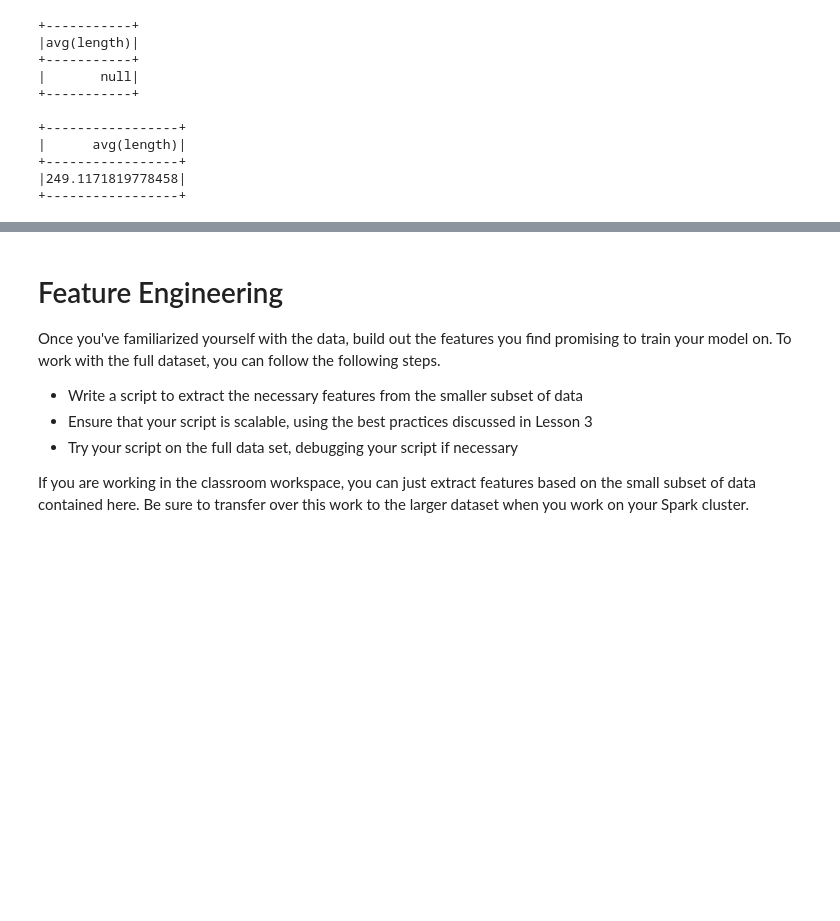
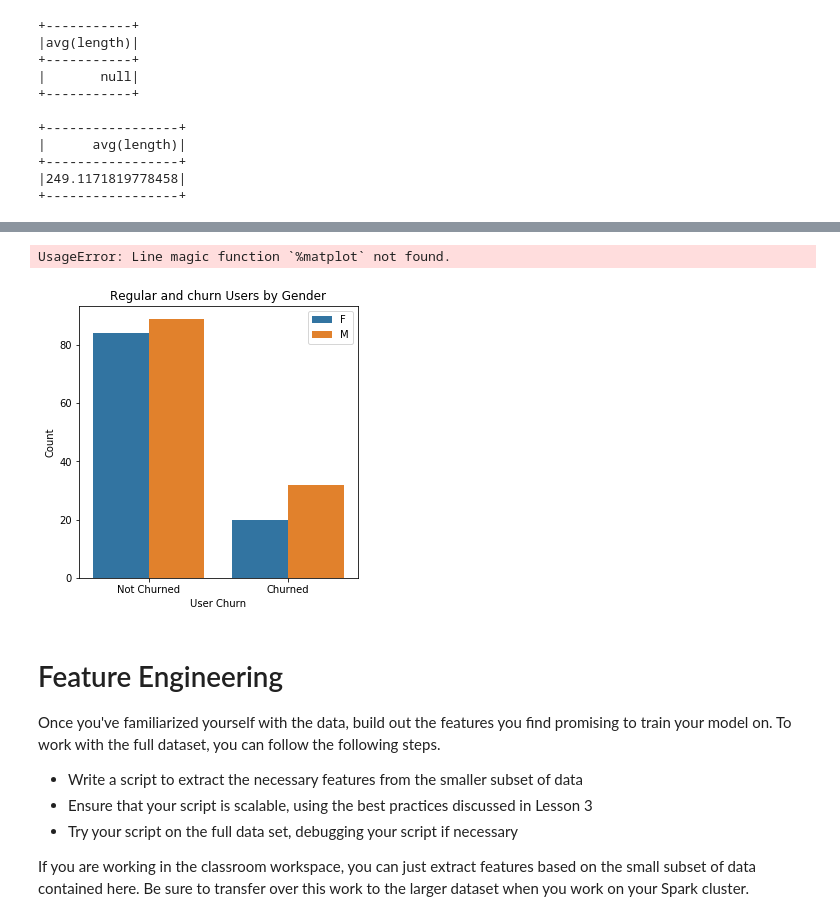
Before and after one commit to hessashamnad/Final-Project---Data-scince, a Jupyter notebook: Sparkify.ipynb, the cells around one changed output, grey strips where cells are left out. Cells and saved outputs as stored; diff of their text form; code cells hidden in the pictures; blank space fills up the shorter version.

```diff
--- a/Sparkify.ipynb
+++ b/Sparkify.ipynb
@@ -306,3 +338,36 @@ df.filter(col('cancelled')==0).agg({'length':'mean'}).show()
+# %%
+# Drop missing userId and sessionId
+df = df.dropna(how = 'any', subset = ['userId','sessionId'])
+df = df[df.userId != ""]
+# %%
+# add downgrade flag
+df = df.withColumn('downgrade', when(df.page == 'Submit Downgrade', 1).otherwise(0))
+df = df.withColumn('user_downgrade', Fmax('downgrade').over(Window.partitionBy('UserId')))
+
+# add churn
+df = df.withColumn('churn', when(df.page == 'Cancellation Confirmation', 1).otherwise(0))
+df = df.withColumn('user_churn', Fmax('churn').over(Window.partitionBy('UserId')))
+# %%
+churn_gender_df = df.drop_duplicates(['userId', 'gender']).groupby(['user_churn', 'gender']).count().toPandas()
+churn_gender_df
+
+
+
+# Plotting a bar plot to show gender distribution between regular and churn users
+fig, ax = plt.subplots(figsize=(5, 5))
+plt.title('Regular and churn Users by Gender')
+ax = sns.barplot(x = 'user_churn', y = 'count', data = churn_gender_df, hue = 'gender')
+
+ax.set(xticklabels=['Not Churned', 'Churned'])
+
+ax.set_ylabel('Count')
+ax.set_xlabel('User Churn')
+ax.legend()
+
+%matplot plt
+# %% [output]
+UsageError: Line magic function `%matplot` not found.
+[figure, added]
 # %% [markdown]
 # Feature Engineering
 Once you've familiarized yourself with the data, build out the features you find promising to train your model on. To work with the full dataset, you can follow the following steps.
```
Also changed, not shown: parts of 7 cells of this notebook.
